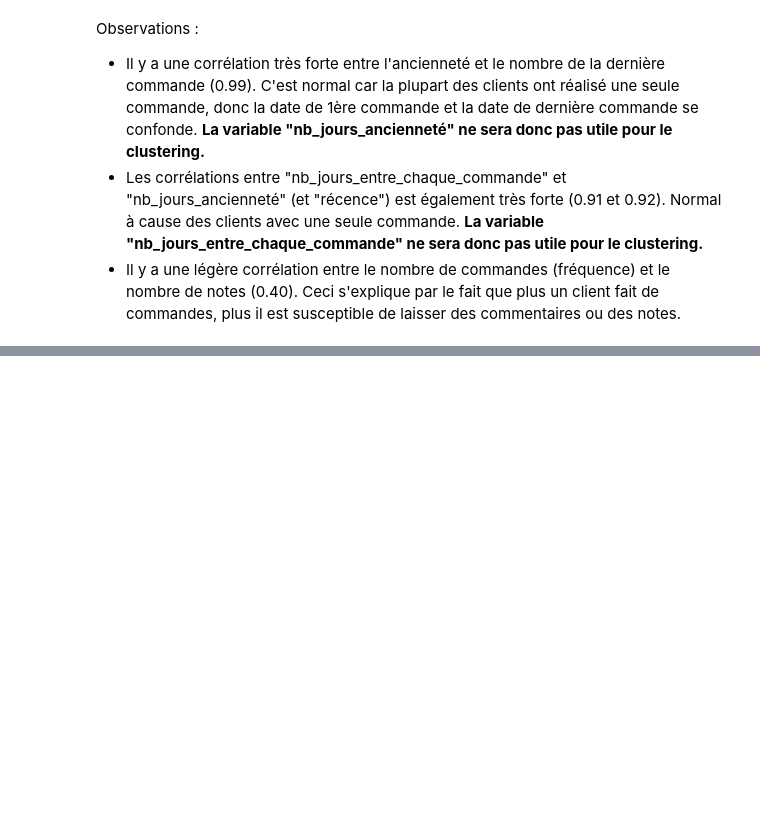
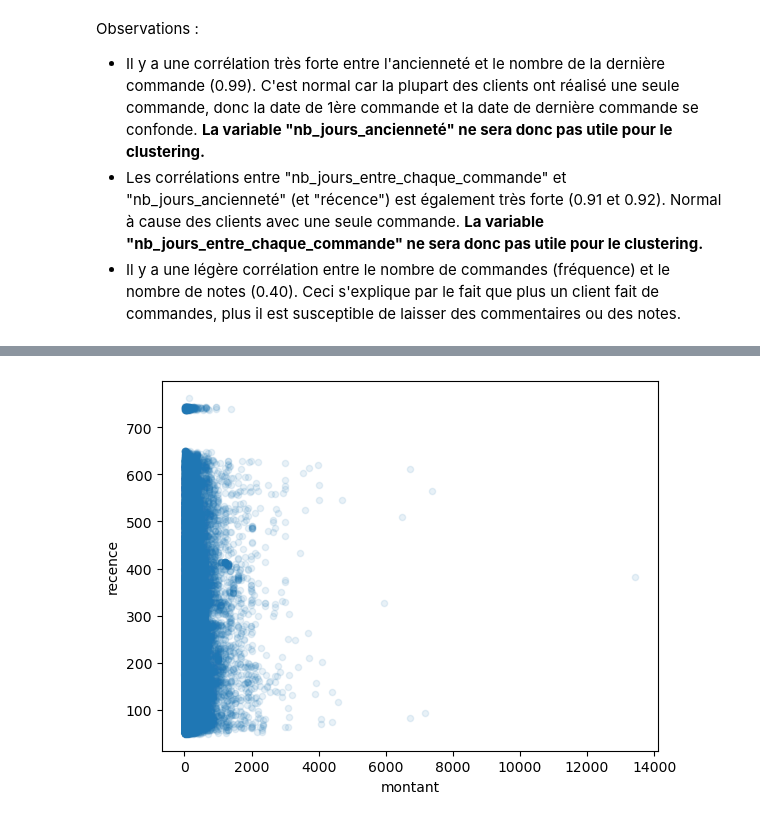
Before and after one commit to ludovic-source/Data_scientist_formation, a Jupyter notebook: projet_5/Projet_5_exploration.ipynb, the cells around one changed output, grey strips where cells are left out. Cells and saved outputs as stored; diff of their text form; code cells hidden in the pictures; blank space fills up the shorter version.

```diff
--- a/projet_5/Projet_5_exploration.ipynb
+++ b/projet_5/Projet_5_exploration.ipynb
@@ -390,0 +411,8 @@ Observations :
+# %%
+# Création du scatter plot
+df.plot.scatter(x='montant', y='recence', alpha=0.1)
+
+# Affichage du graphique
+plt.show()
+# %% [output]
+[figure, added]
```
Also changed, not shown: parts of 20 cells of this notebook.
